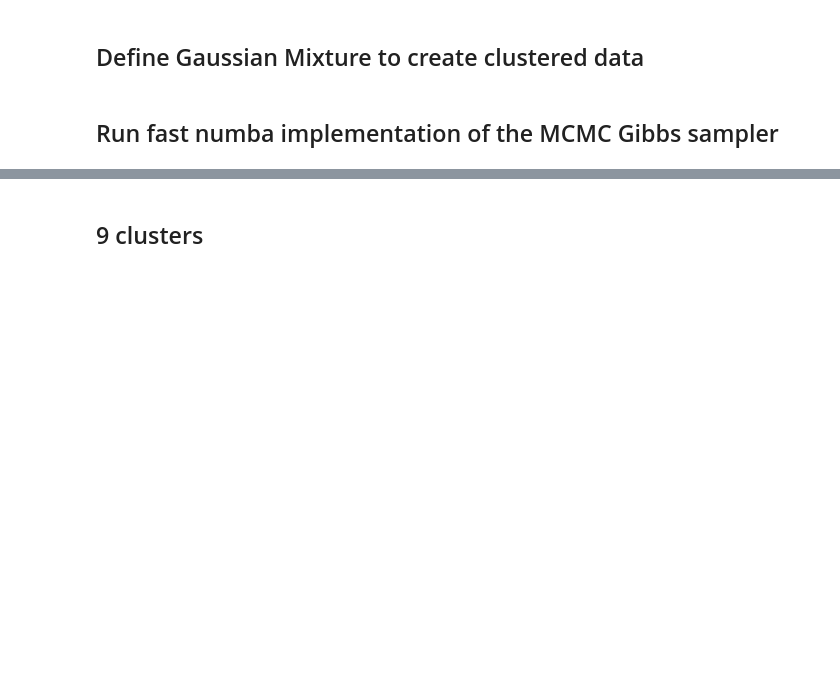
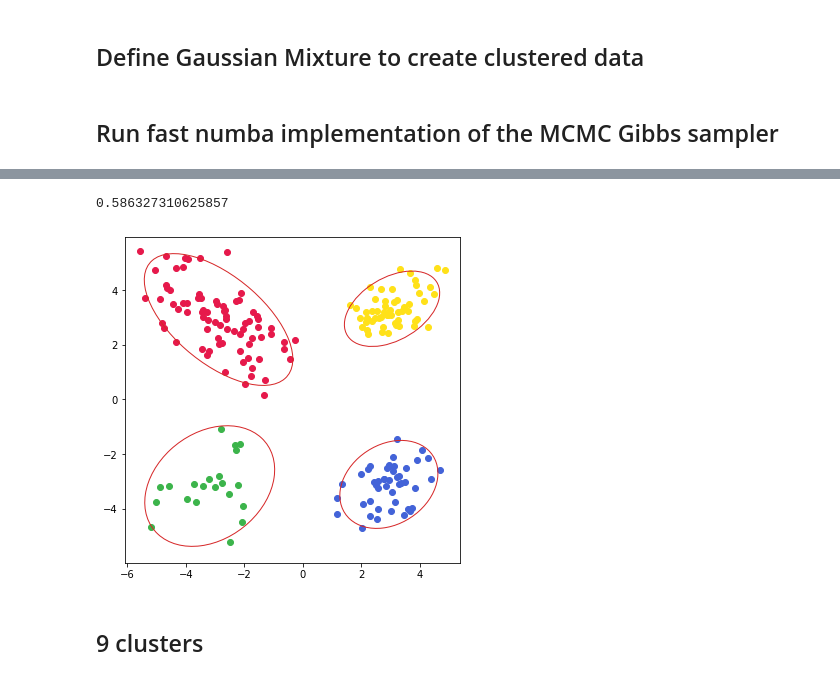
Before and after one commit to dbernaciak/bayes-np, a Jupyter notebook: notebooks/CRP_inference.ipynb, the cells around one changed output, grey strips where cells are left out. Cells and saved outputs as stored; diff of their text form; code cells hidden in the pictures; blank space fills up the shorter version.

```diff
--- a/notebooks/CRP_inference.ipynb
+++ b/notebooks/CRP_inference.ipynb
@@ -50,0 +66,3 @@ Canvas(toolbar=Toolbar(toolitems=[('Home', 'Reset original view', 'home', 'home'
+# %%
+%%time
+dpmm.run_mcmc("normal_invwishart", iter=2000, sig0=2, kappa_0=0.1)
@@ -51,3 +71,12 @@ Canvas(toolbar=Toolbar(toolitems=[('Home', 'Reset original view', 'home', 'home'
+# %%
+dpmm.alphas[500:].mean()
+# %% [output]
+0.586327310625857
+# %%
+fix, ax = plt.subplots(figsize=(6, 6))
+plot_clusters(data, dpmm, ax)
+# %% [output]
+[figure, added]
 # %% [markdown]
 ## 9 clusters
 # %%
```
Also changed, not shown: parts of 22 cells of this notebook, 3 other files.
